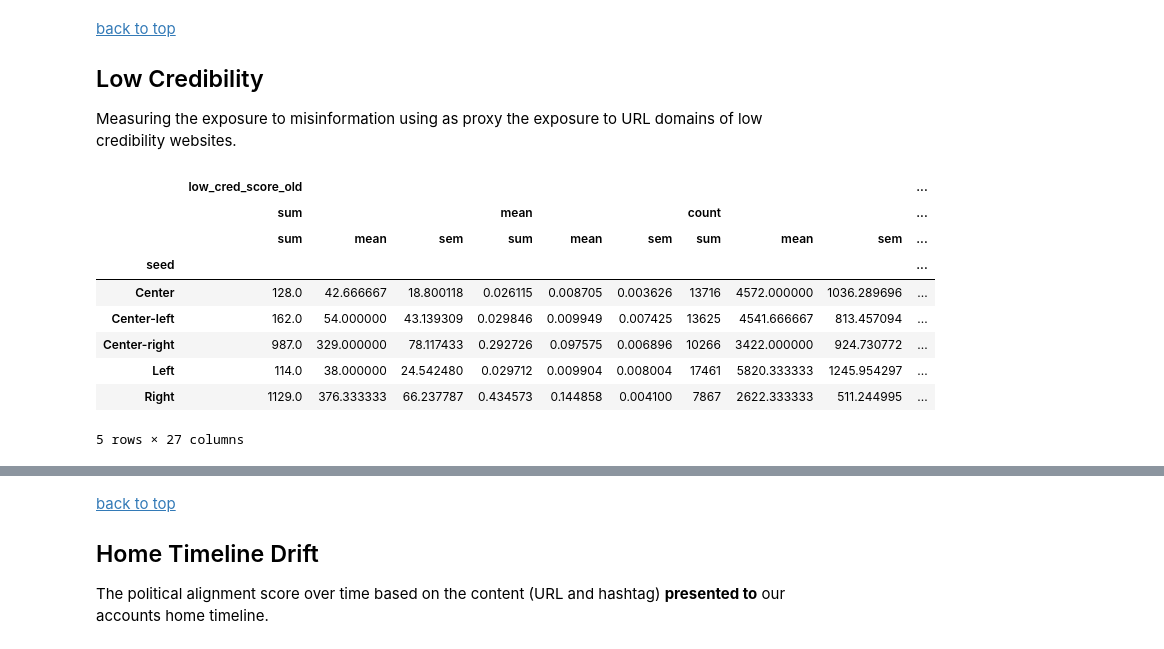
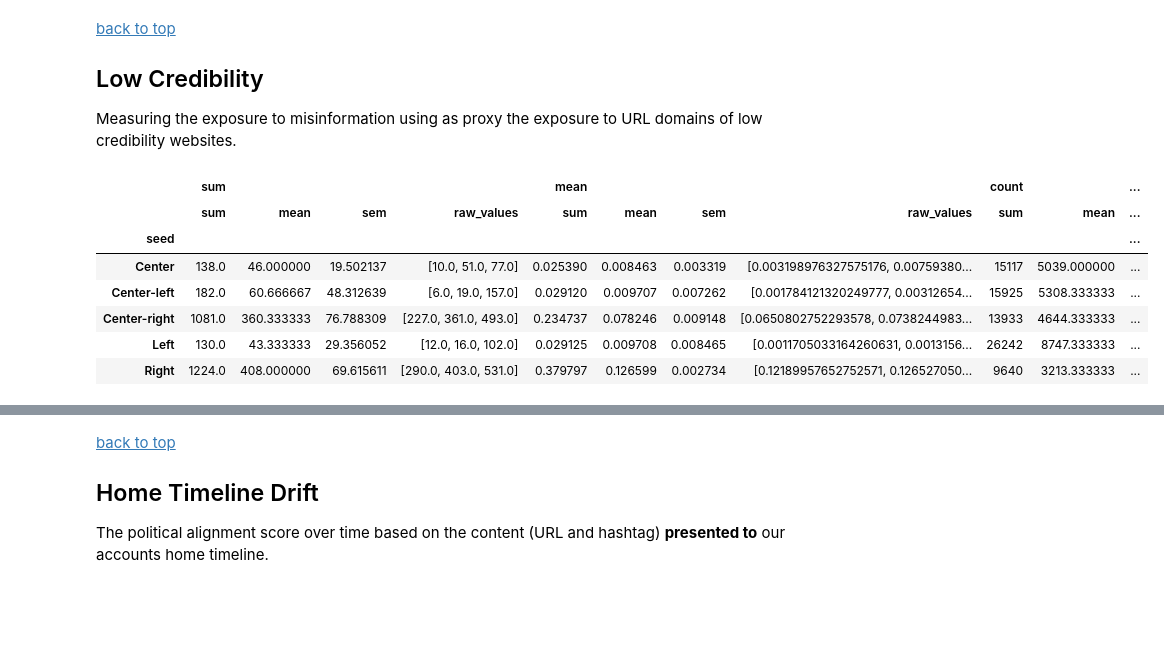
Before and after one commit to osome-iu/DrifterBot, a Jupyter notebook: exps/FinalPaperPlots.ipynb, the cells around one changed output, grey strips where cells are left out. Cells and saved outputs as stored; diff of their text form; code cells hidden in the pictures; blank space fills up the shorter version.

```diff
--- a/exps/FinalPaperPlots.ipynb
+++ b/exps/FinalPaperPlots.ipynb
@@ -227,21 +290,19 @@ Measuring the exposure to misinformation using as proxy the exposure to URL doma
 # %%
 low_cred_summary = pd.read_csv(
     os.path.join(DATA_PATH,"low_credibility_summary_data.csv"),
     index_col=0,
-    header=[0, 1, 2],
+    header=[0, 1],
     skipinitialspace=True
 )
 low_cred_summary
 # %% [output]
-|  | low_cred_score_old |  |  |  |  |  |  |  |  | ... |
-|  | sum |  |  | mean |  |  | count |  |  | ... |
-|  | sum | mean | sem | sum | mean | sem | sum | mean | sem | ... |
-| seed |  |  |  |  |  |  |  |  |  | ... |
-| Center | 128.0 | 42.666667 | 18.800118 | 0.026115 | 0.008705 | 0.003626 | 13716 | 4572.000000 | 1036.289696 | ... |
-| Center-left | 162.0 | 54.000000 | 43.139309 | 0.029846 | 0.009949 | 0.007425 | 13625 | 4541.666667 | 813.457094 | ... |
-| Center-right | 987.0 | 329.000000 | 78.117433 | 0.292726 | 0.097575 | 0.006896 | 10266 | 3422.000000 | 924.730772 | ... |
-| Left | 114.0 | 38.000000 | 24.542480 | 0.029712 | 0.009904 | 0.008004 | 17461 | 5820.333333 | 1245.954297 | ... |
-| Right | 1129.0 | 376.333333 | 66.237787 | 0.434573 | 0.144858 | 0.004100 | 7867 | 2622.333333 | 511.244995 | ... |
+|  | sum |  |  |  | mean |  |  |  | count |  | ... |
+|  | sum | mean | sem | raw_values | sum | mean | sem | raw_values | sum | mean | ... |
+| seed |  |  |  |  |  |  |  |  |  |  | ... |
+| Center | 138.0 | 46.000000 | 19.502137 | [10.0, 51.0, 77.0] | 0.025390 | 0.008463 | 0.003319 | [0.003198976327575176, 0.00759380... | 15117 | 5039.000000 | ... |
+| Center-left | 182.0 | 60.666667 | 48.312639 | [6.0, 19.0, 157.0] | 0.029120 | 0.009707 | 0.007262 | [0.001784121320249777, 0.00312654... | 15925 | 5308.333333 | ... |
+| Center-right | 1081.0 | 360.333333 | 76.788309 | [227.0, 361.0, 493.0] | 0.234737 | 0.078246 | 0.009148 | [0.0650802752293578, 0.0738244983... | 13933 | 4644.333333 | ... |
+| Left | 130.0 | 43.333333 | 29.356052 | [12.0, 16.0, 102.0] | 0.029125 | 0.009708 | 0.008465 | [0.0011705033164260631, 0.0013156... | 26242 | 8747.333333 | ... |
+| Right | 1224.0 | 408.000000 | 69.615611 | [290.0, 403.0, 531.0] | 0.379797 | 0.126599 | 0.002734 | [0.12189957652752571, 0.126527050... | 9640 | 3213.333333 | ... |
-5 rows × 27 columns
 # %%
 ax = plt_helper.plotTwoBarsPlot(
```
Also changed, not shown: parts of 28 cells of this notebook, 18 other files.
